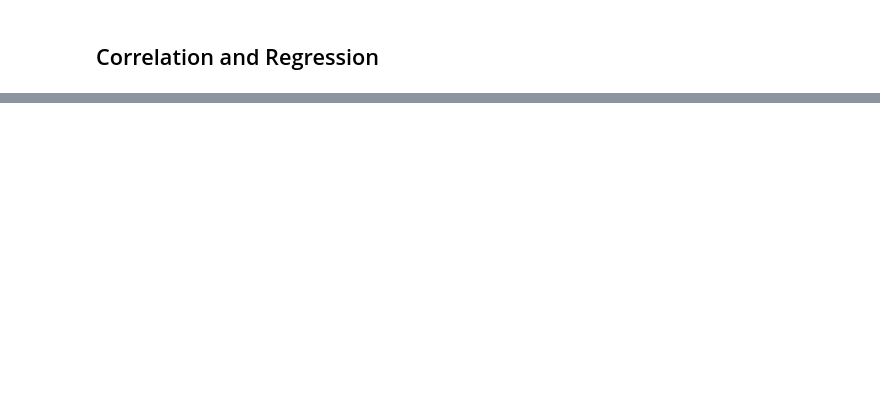
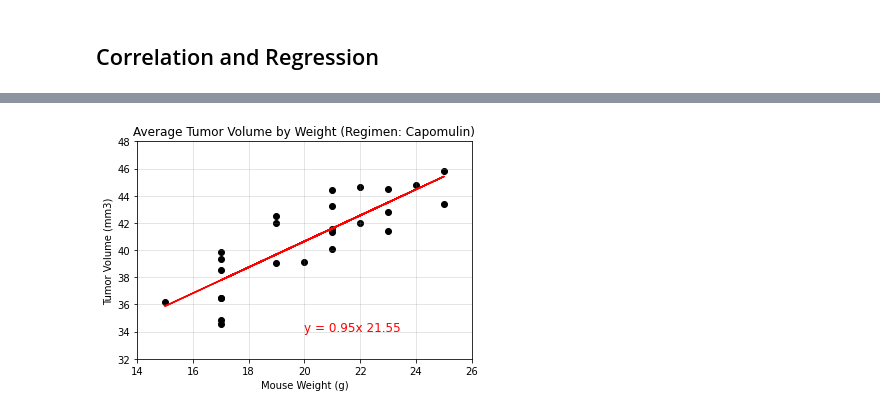
Before and after one commit to klharp/Matplotlib, a Jupyter notebook: pymaceuticals.ipynb, the cells around one changed output, grey strips where cells are left out. Cells and saved outputs as stored; diff of their text form; code cells hidden in the pictures; blank space fills up the shorter version.

```diff
--- a/pymaceuticals.ipynb
+++ b/pymaceuticals.ipynb
@@ -385,0 +356,22 @@ plt.show()
+# %%
+# Calculate the linear regression model for mouse weight and average tumor volume for the Capomulin regimen
+x_values = cap_ave["Weight (g)"]
+y_values = cap_ave["Tumor Volume (mm3)"]
+
+(slope, intercept, rvalue, pvalue, stderr) = linregress(x_values, y_values)
+regress_values = slope * x_values + intercept
+line_eq = "y = " + str(round(slope,2)) + "x " + str(round(intercept,2))
+
+plt.title("Average Tumor Volume by Weight (Regimen: Capomulin)")
+plt.ylabel("Tumor Volume (mm3)")
+plt.xlabel("Mouse Weight (g)")
+plt.ylim(32,48)
+plt.xlim(14,26)
+plt.grid(True, linestyle="-", which="major", color="gray", alpha=0.25)
+plt.annotate(line_eq, (20,34), fontsize=12, color="red")
+
+plt.scatter(x_values, y_values, color="black", marker="o")
+plt.plot(x_values, regress_values, "r-")
+plt.show()
+# %% [output]
+[figure, added]
```
Also changed, not shown: parts of 14 cells of this notebook.
